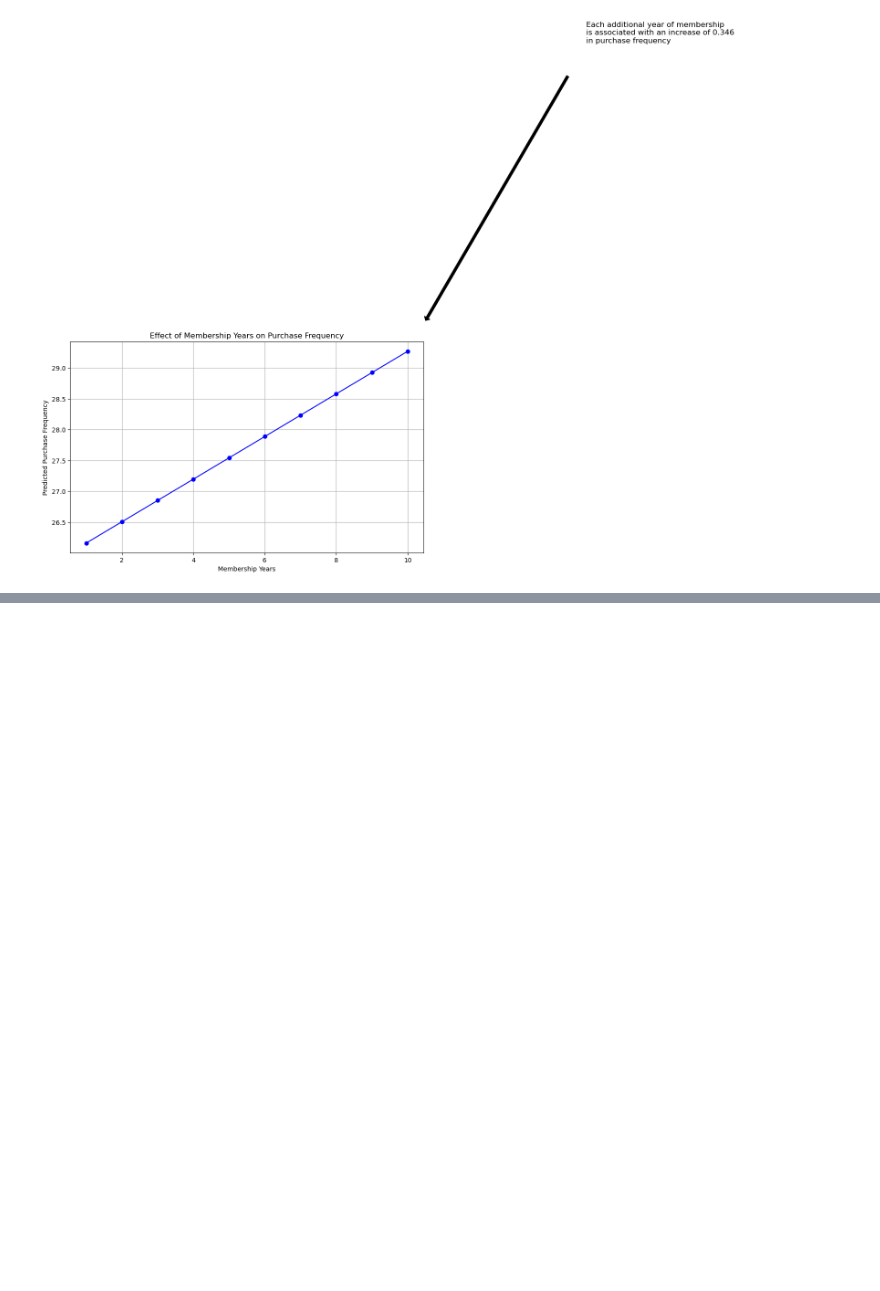
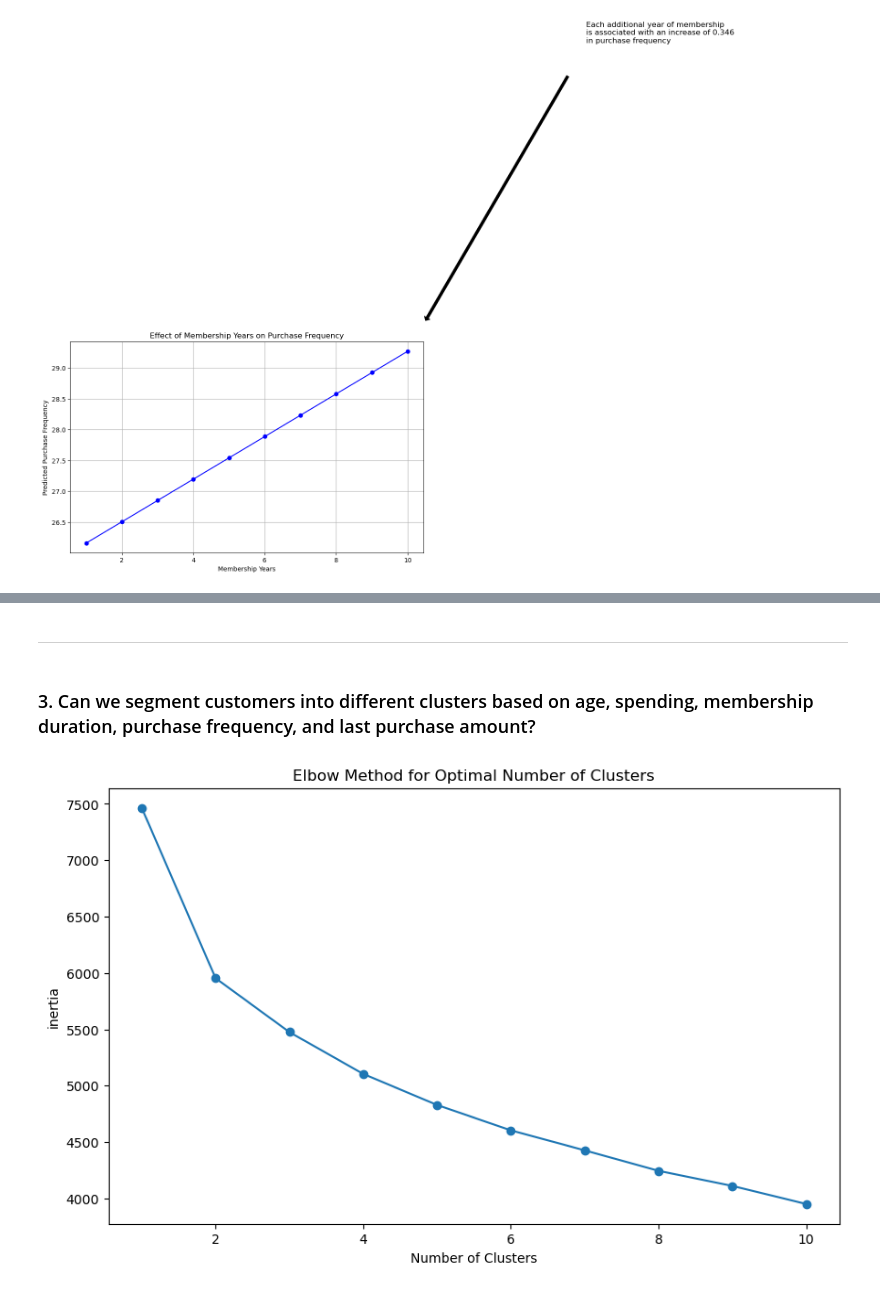
Before and after one commit to leoolessa/CSDMA, a Jupyter notebook: main.ipynb, the cells around one changed output, grey strips where cells are left out. Drawn from its saved outputs; the diff is of its cells as text; code cells hidden in the pictures; blank space fills up the shorter version.

```diff
--- a/main.ipynb
+++ b/main.ipynb
@@ -319,0 +399,24 @@ plt.show()
+# %% [markdown]
+---
+# %% [markdown]
+### 3. Can we segment customers into different clusters based on age, spending, membership duration, purchase frequency, and last purchase amount?
+# %%
+features = ['age', 'income', 'spending_score', 'membership_years', 'purchase_frequency', 'last_purchase_amount', 'gender', 'preferred_category']
+# %%
+# Finding the elbow
+X = preprocessor.fit_transform(df[features])
+
+inertia = []
+for n in range(1, 11):
+    kmeans = KMeans(n_clusters=n, init='k-means++', max_iter=300,n_init=10, random_state=0)
+    kmeans.fit(X)
+    inertia.append(kmeans.inertia_)
+# %%
+plt.figure(figsize=(10, 6))
+plt.plot(range(1, 11), inertia, marker='o')
+plt.title('Elbow Method for Optimal Number of Clusters')
+plt.xlabel('Number of Clusters')
+plt.ylabel('inertia')
+plt.show()
+# %% [output]
+[figure, added]
```
Also changed, not shown: parts of 19 cells of this notebook.
